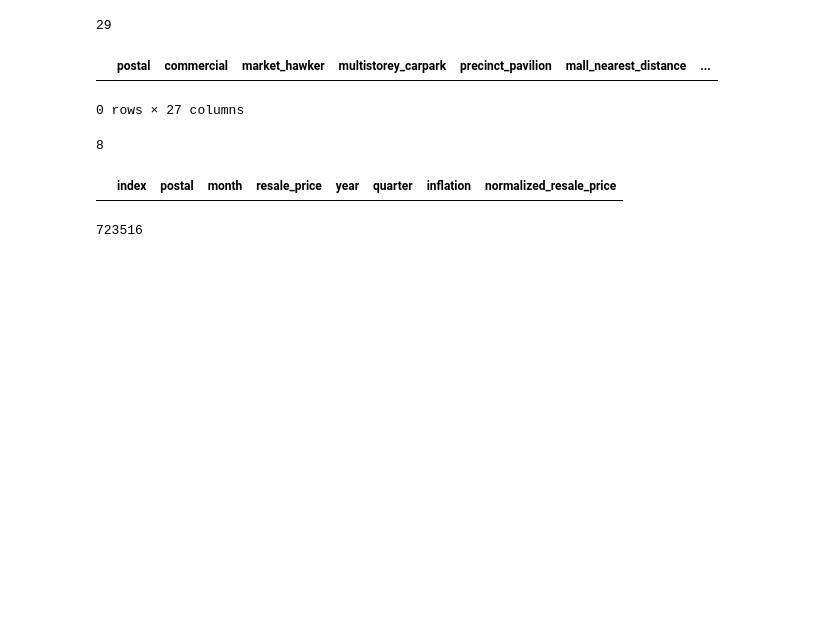
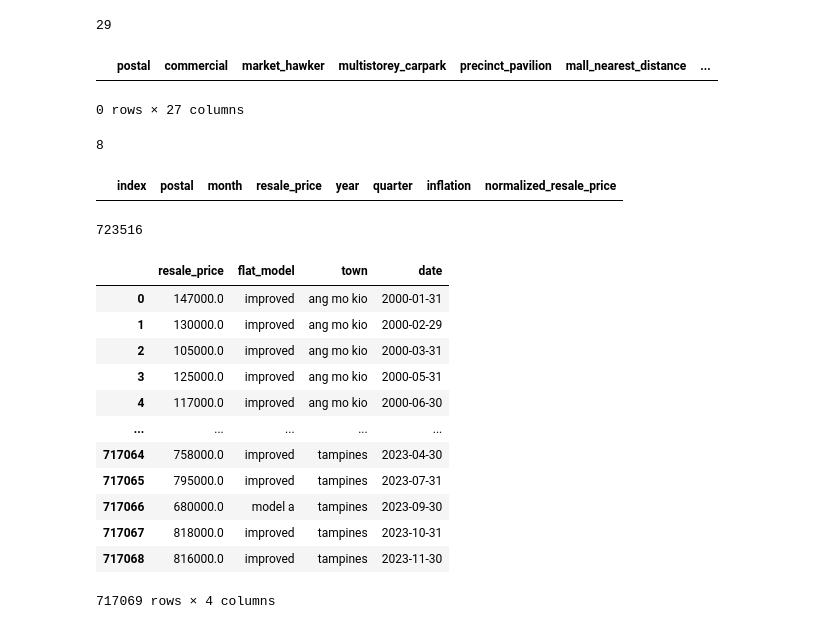
Before and after one commit to Yang990121/Data-Engine, a Jupyter notebook: connection.ipynb, the cells around one changed output. Drawn from its saved outputs; the diff is of its cells as text; code cells hidden in the pictures; blank space fills up the shorter version.

```diff
--- a/connection.ipynb
+++ b/connection.ipynb
@@ -278,3 +293,36 @@ def query_table_from_bq(table_name):
     job_config.destination = table
     query = f"SELECT * FROM `is3107-418011.is3107.{table_name}`"
     return client.query(query).to_dataframe()
+# %%
+def query_table_from_bq():
+    CREDS = 'is3107-418011-f63573e5e1f3.json'
+    credentials = service_account.Credentials.from_service_account_file(CREDS)
+    client = bigquery.Client(credentials=credentials)
+    # job_config = bigquery.QueryJobConfig()
+    #
+    # # Set the destination table
+    # table = client.dataset(dataset_id='is3107-418011.is3107').table(table_id=f"is3107-418011.is3107.Transation_new")
+    # job_config.destination = table
+
+    query = """
+        SELECT *
+        FROM `is3107-418011.is3107.resale_data`
+        """
+
+    return client.query(query).to_dataframe()
+# %%
+query_table_from_bq()
+# %% [output]
+|  | resale_price | flat_model | town | date |
+| 0 | 147000.0 | improved | ang mo kio | 2000-01-31 |
+| 1 | 130000.0 | improved | ang mo kio | 2000-02-29 |
+| 2 | 105000.0 | improved | ang mo kio | 2000-03-31 |
+| 3 | 125000.0 | improved | ang mo kio | 2000-05-31 |
+| 4 | 117000.0 | improved | ang mo kio | 2000-06-30 |
+| ... | ... | ... | ... | ... |
+| 717064 | 758000.0 | improved | tampines | 2023-04-30 |
+| 717065 | 795000.0 | improved | tampines | 2023-07-31 |
+| 717066 | 680000.0 | model a | tampines | 2023-09-30 |
+| 717067 | 818000.0 | improved | tampines | 2023-10-31 |
+| 717068 | 816000.0 | improved | tampines | 2023-11-30 |
+717069 rows × 4 columns
```
Also changed, not shown: parts of 8 cells of this notebook, 5 other files.
